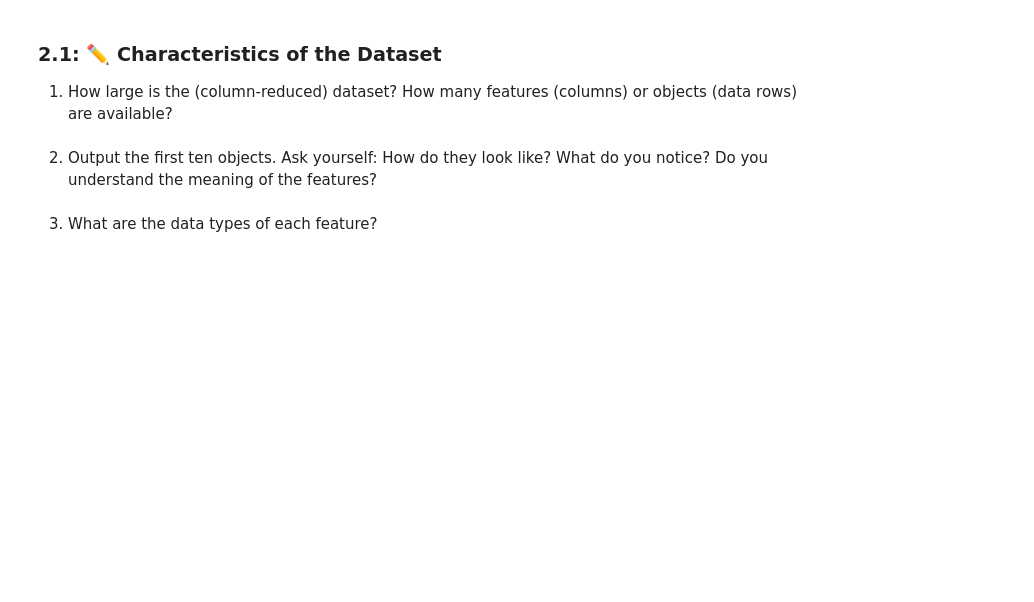
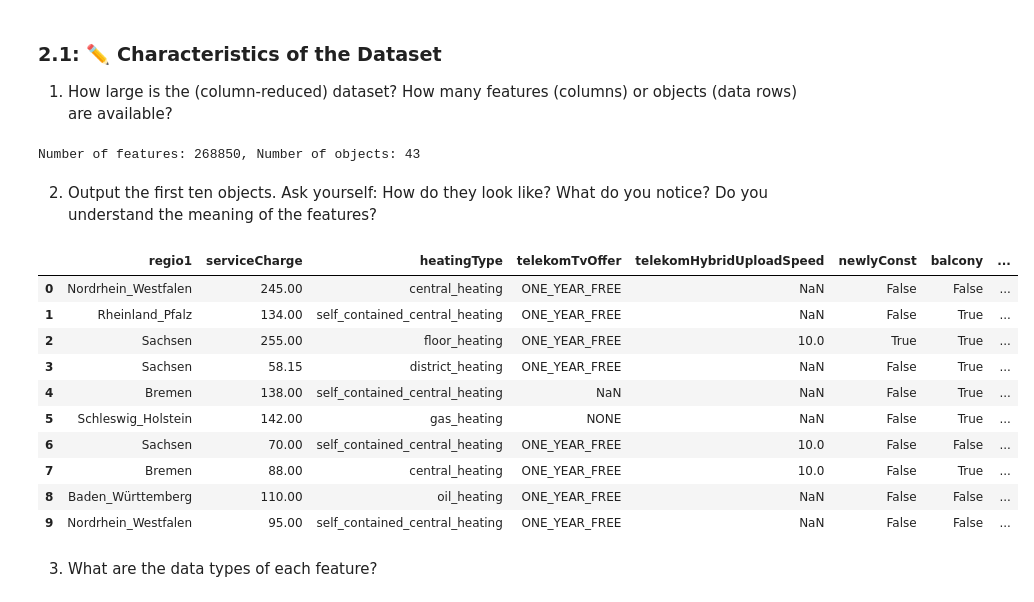
Before and after one commit to seiferla/ml-exercise, a Jupyter notebook: A2_Data_Preparation_Regression.ipynb, the cells around one changed output. Cells and saved outputs as stored; diff of their text form; code cells hidden in the pictures; blank space fills up the shorter version.

```diff
--- a/A2_Data_Preparation_Regression.ipynb
+++ b/A2_Data_Preparation_Regression.ipynb
@@ -94,2 +92,9 @@ immo_2.head(3)
+# %%
+# TODO: Implement
+feature_count = immo_2.shape[0]
+object_count = immo_2.shape[1]
+print(f'Number of features: {feature_count}, Number of objects: {object_count}')
+# %% [output]
+Number of features: 268850, Number of objects: 43
 # %% [markdown]
 2. Output the first ten objects. Ask yourself: How do they look like? What do you notice? Do you understand the meaning of the features?
@@ -98,3 +101,20 @@ immo_2.head(3)
+# %%
+# TODO: Implement
+immo_2.head(10)
+
+# notice that the first 10 rows contain a lot of NaN values
+# %% [output]
+|  | regio1 | serviceCharge | heatingType | telekomTvOffer | telekomHybridUploadSpeed | newlyConst | balcony | ... |
+| 0 | Nordrhein_Westfalen | 245.00 | central_heating | ONE_YEAR_FREE | NaN | False | False | ... |
+| 1 | Rheinland_Pfalz | 134.00 | self_contained_central_heating | ONE_YEAR_FREE | NaN | False | True | ... |
+| 2 | Sachsen | 255.00 | floor_heating | ONE_YEAR_FREE | 10.0 | True | True | ... |
+| 3 | Sachsen | 58.15 | district_heating | ONE_YEAR_FREE | NaN | False | True | ... |
+| 4 | Bremen | 138.00 | self_contained_central_heating | NaN | NaN | False | True | ... |
+| 5 | Schleswig_Holstein | 142.00 | gas_heating | NONE | NaN | False | True | ... |
+| 6 | Sachsen | 70.00 | self_contained_central_heating | ONE_YEAR_FREE | 10.0 | False | False | ... |
+| 7 | Bremen | 88.00 | central_heating | ONE_YEAR_FREE | 10.0 | False | True | ... |
+| 8 | Baden_Württemberg | 110.00 | oil_heating | ONE_YEAR_FREE | NaN | False | False | ... |
+| 9 | Nordrhein_Westfalen | 95.00 | self_contained_central_heating | ONE_YEAR_FREE | NaN | False | False | ... |
 # %% [markdown]
 3. What are the data types of each feature?
 # %%
```
Also changed, not shown: parts of 6 cells of this notebook.
